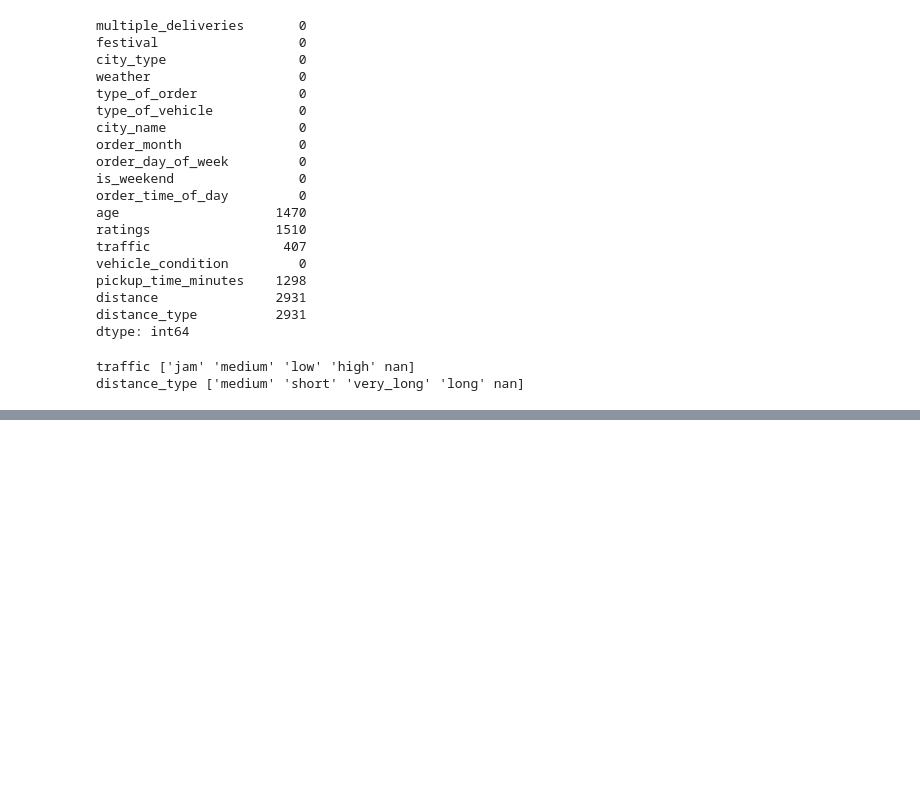
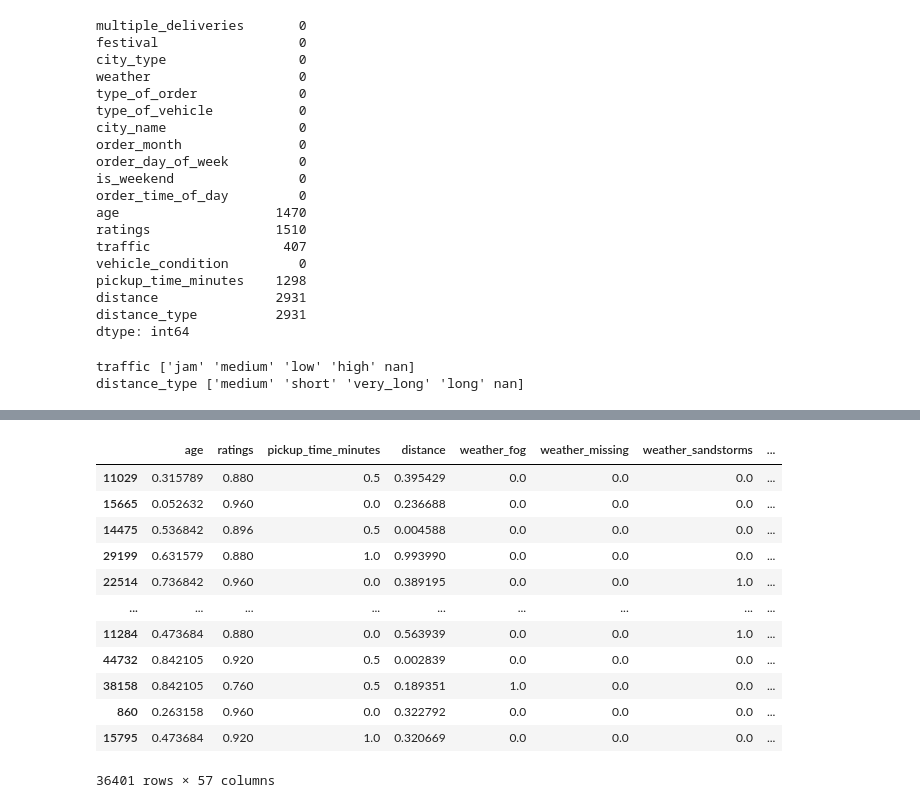
Before and after one commit to suryanshx25/Swiggy-Delivery-Time-Prediction, a Jupyter notebook: notebooks/Baseline_Model.ipynb, the cells around one changed output, grey strips where cells are left out. Saved outputs shown, nothing was run; the diff lists cells and outputs as text; code cells hidden in the pictures; blank space fills up the shorter version.

```diff
--- a/notebooks/Baseline_Model.ipynb
+++ b/notebooks/Baseline_Model.ipynb
@@ -1088,0 +1096,2 @@ Series([], dtype: int64)
+# %%
+preprocessor.fit_transform(X_train).isna().sum().loc[lambda ser : ser.ge(1)]
@@ -1088,0 +1105,10 @@ Series([], dtype: int64)
+# %%
+# build the pipeline
+
+processing_pipeline = Pipeline(steps=[
+                                ("simple_imputer",simple_imputer),
+                                ("preprocess",preprocessor),
+                                ("knn_imputer",knn_imputer)
+                            ])
+
+processing_pipeline
@@ -1088,0 +1138,18 @@ Series([], dtype: int64)
+# %%
+# fit and transform the pipeline on X_train
+
+processing_pipeline.fit_transform(X_train)
+# %% [output]
+|  | age | ratings | pickup_time_minutes | distance | weather_fog | weather_missing | weather_sandstorms | ... |
+| 11029 | 0.315789 | 0.880 | 0.5 | 0.395429 | 0.0 | 0.0 | 0.0 | ... |
+| 15665 | 0.052632 | 0.960 | 0.0 | 0.236688 | 0.0 | 0.0 | 0.0 | ... |
+| 14475 | 0.536842 | 0.896 | 0.5 | 0.004588 | 0.0 | 0.0 | 0.0 | ... |
+| 29199 | 0.631579 | 0.880 | 1.0 | 0.993990 | 0.0 | 0.0 | 0.0 | ... |
+| 22514 | 0.736842 | 0.960 | 0.0 | 0.389195 | 0.0 | 0.0 | 1.0 | ... |
+| ... | ... | ... | ... | ... | ... | ... | ... | ... |
+| 11284 | 0.473684 | 0.880 | 0.0 | 0.563939 | 0.0 | 0.0 | 1.0 | ... |
+| 44732 | 0.842105 | 0.920 | 0.5 | 0.002839 | 0.0 | 0.0 | 0.0 | ... |
+| 38158 | 0.842105 | 0.760 | 0.5 | 0.189351 | 1.0 | 0.0 | 0.0 | ... |
+| 860 | 0.263158 | 0.960 | 0.0 | 0.322792 | 0.0 | 0.0 | 0.0 | ... |
+| 15795 | 0.473684 | 0.920 | 1.0 | 0.320669 | 0.0 | 0.0 | 0.0 | ... |
+36401 rows × 57 columns
```
Also changed, not shown: parts of 19 cells of this notebook.
